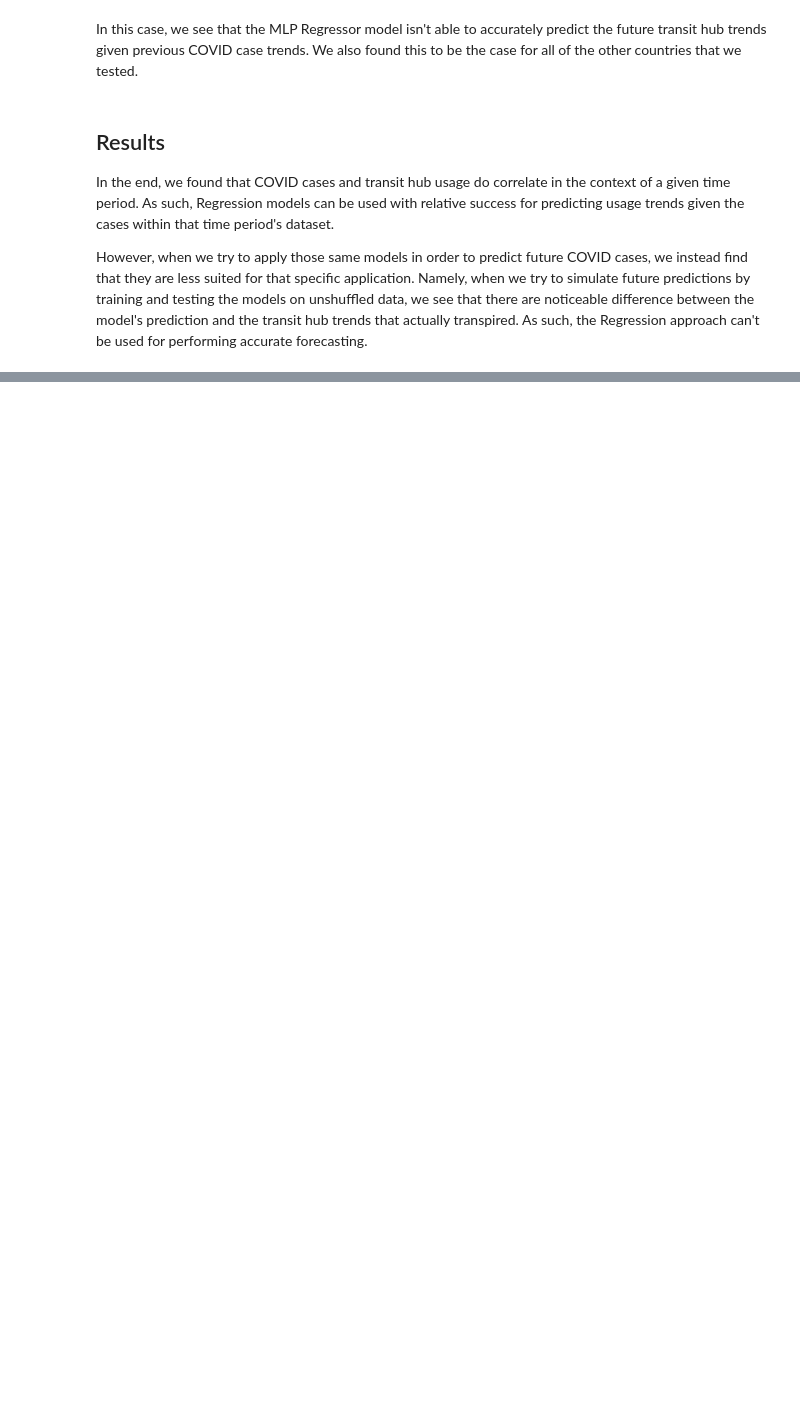
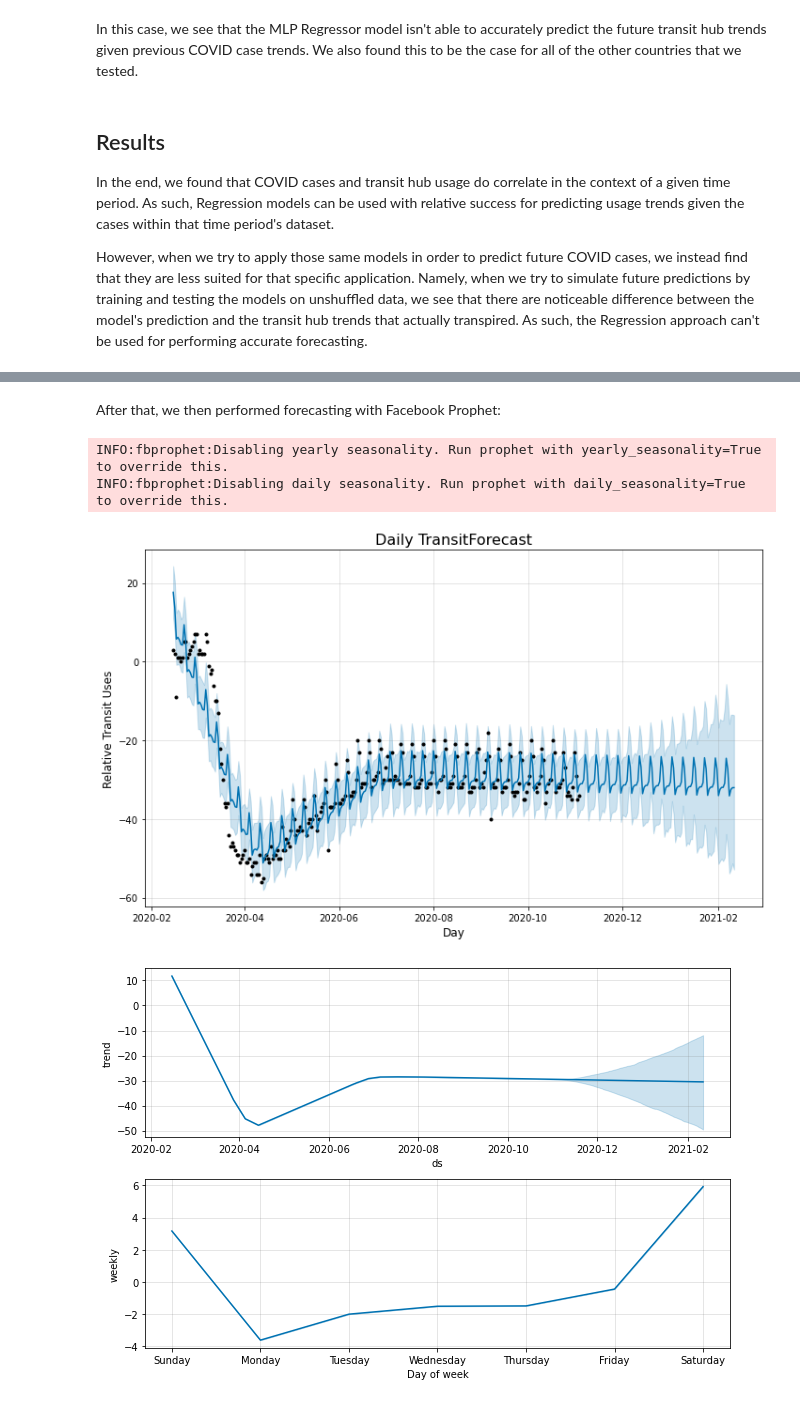
Before and after one commit to mbechtel2/EECS731-GroupProject, a Jupyter notebook: notebooks/TravelingWithConfidence.ipynb, the cells around one changed output, grey strips where cells are left out. Saved outputs shown, nothing was run; the diff lists cells and outputs as text; code cells hidden in the pictures; blank space fills up the shorter version.

```diff
--- a/notebooks/TravelingWithConfidence.ipynb
+++ b/notebooks/TravelingWithConfidence.ipynb
@@ -312,0 +324,24 @@ However, when we try to apply those same models in order to predict future COVID
+# %% [markdown]
+After that, we then performed forecasting with Facebook Prophet:
+# %%
+data = pd.DataFrame()
+data["ds"] = daily_transits["Date"]
+data["y"] = daily_transits["Transits"]
+pht = Prophet()
+pht.fit(data)
+future_prices = pht.make_future_dataframe(periods=100)
+forecast = pht.predict(future_prices)
+forecast[['ds', 'yhat', 'yhat_lower', 'yhat_upper']].tail()
+fig = pht.plot(forecast)
+ax1 = fig.add_subplot(111)
+ax1.set_title("Daily TransitForecast", fontsize=16)
+ax1.set_xlabel("Day", fontsize=12)
+ax1.set_ylabel("Relative Transit Uses", fontsize=12)
+fig2 = pht.plot_components(forecast)
+fig.savefig("{}/TimeSeries_fbProphet.png".format(foldername), bbox_inches='tight', dpi=100)
+fig2.savefig("{}/TimeSeries_fbProphet_components.png".format(foldername), bbox_inches='tight', dpi=100)
+# %% [output]
+INFO:fbprophet:Disabling yearly seasonality. Run prophet with yearly_seasonality=True to override this.
+INFO:fbprophet:Disabling daily seasonality. Run prophet with daily_seasonality=True to override this.
+[figure, added]
+[figure, added]
```
Also changed, not shown: parts of 15 cells of this notebook, 1 other file.
